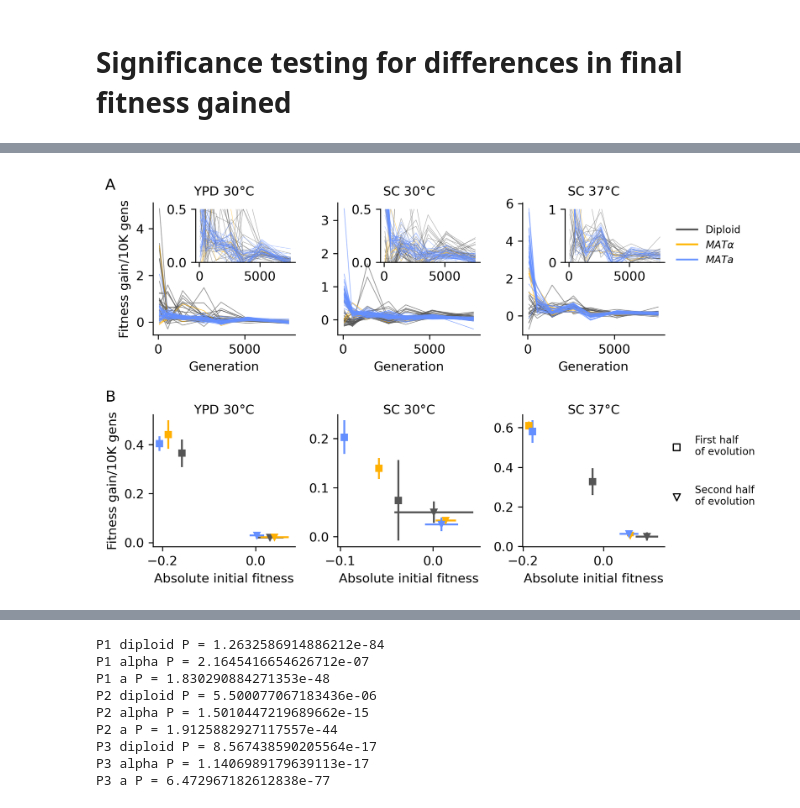
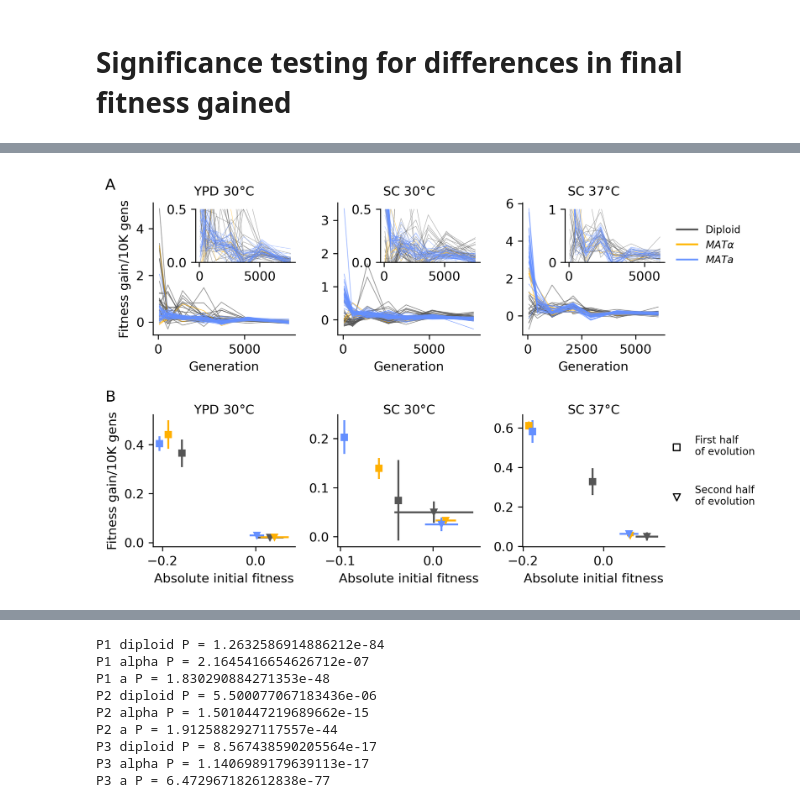
Before and after one commit to mjohnson11/VLTE_PIPELINES, a Jupyter notebook: Other_and_plotting/PLOT_fitness_figs.ipynb, the cells around one changed output, grey strips where cells are left out. Saved outputs shown, nothing was run; the diff lists cells and outputs as text; code cells hidden in the pictures.

```diff
--- a/Other_and_plotting/PLOT_fitness_figs.ipynb
+++ b/Other_and_plotting/PLOT_fitness_figs.ipynb
@@ -30,11 +30,11 @@ seq_gens = [70, 1410, 2640, 5150, 7530, 10150]
 gen_fixer = {70: {'P1': 70, 'P2': 70, 'P3': 56, 'P4': 70},
              550: {'P1': 560, 'P2': 560, 'P3': 448, 'P4': 560},
              1410: {'P1': 1410, 'P2': 1410, 'P3': 1128, 'P4': 1410},
-             2640: {'P1': 2640, 'P2': 2640, 'P3': 2106, 'P4': 2640},
-             3630: {'P1': 3660, 'P2': 3660, 'P3': 2922, 'P4': 3660},
-             5150: {'P1': 5170, 'P2': 5170, 'P3': 4130, 'P4': 5170},
-             7530: {'P1': 7550, 'P2': 7560, 'P3': 6042, 'P4': 7560},
-             10150: {'P1': 10190, 'P2': 10200, 'P3': 8098, 'P4': 10200}}
+             2640: {'P1': 2640, 'P2': 2640, 'P3': 2104, 'P4': 2640},
+             3630: {'P1': 3660, 'P2': 3660, 'P3': 2920, 'P4': 3660},
+             5150: {'P1': 5170, 'P2': 5170, 'P3': 4128, 'P4': 5170},
+             7530: {'P1': 7550, 'P2': 7560, 'P3': 6040, 'P4': 7560},
+             10150: {'P1': 10190, 'P2': 10200, 'P3': 8096, 'P4': 10200}}
 all_wells = sorted([i.split('/')[-1].split('_')[0] for i in glob('../../Output/WGS/combined_option/processed_well_output/*_processed.tsv')])
 gene_info = pd.read_csv('../accessory_files/yeast_gene_annotations.tsv', delimiter='\t')
 gene_info = gene_info[gene_info['featureType']=='ORF'].loc[gene_info['briefDescription'].apply(lambda bd: ('Putative protein' not in bd) and ('Dubious open reading frame' not in bd))]
@@ -47,9 +47,8 @@ essential_orfs_by_Gaiever_not_Liu = [i for i in gene_info[gene_info['Essential_b
 o2g = {i[0]:i[1] for i in gene_info.as_matrix(['ORF', 'Gene_ORF']) if pd.notnull(i[1])}
 o2g.update({i[0]:i[0] for i in gene_info.as_matrix(['ORF', 'Gene_ORF']) if pd.isnull(i[1])})
 g2o = {o2g[o]:o for o in o2g}
-wellinfo = pd.read_csv('../accessory_files/VLTE_by_well_info.csv')[['plate.well', 'contam', 'strain']]
-wellinfo['plate_well'] = wellinfo['plate.well'].apply(lambda p: p[:2]+p[3:]) #reformatting to match for merge
-well_to_strain = {i[0]:i[1] for i in wellinfo.as_matrix(['plate_well', 'strain'])}
+wellinfo = pd.read_csv('../accessory_files/VLTE_by_well_info.csv')[['platewell', 'contam', 'strain']]
+well_to_strain = {i[0]:i[1] for i in wellinfo.as_matrix(['platewell', 'strain'])}
 wells_w_ade2_stop_lost = ['P2F07', 'P1C09', 'P1E11', 'P3B10', 'P2B09', 'P2D01']
 cb_pal = sns.color_palette('colorblind')
 # %%
@@ -57,10 +56,10 @@ fds = []
 for p in plates:
     td = pd.read_csv('../../Output/Fitness/' + p + '_freq_and_s_data.csv')
     td['plate'] = [p]*len(td)
-    td['plate_well'] = td['plate'] + td['Well']
-    td = td[[i for i in td if i!='strain']].merge(wellinfo, on='plate_well', how='left')
+    td['platewell'] = td['plate'] + td['Well']
+    td = td[[i for i in td if i!='strain']].merge(wellinfo, on='platewell', how='left')
     td = td[td['strain'].isin(strains)]
-    fds.append(td[['plate_well', 'plate', 'Well', 'contam', 'strain'] + [i for i in td if 'scale' in i or 'range' in i or 'zeroed' in i]])
+    fds.append(td[['platewell', 'plate', 'Well', 'contam', 'strain'] + [i for i in td if 'scale' in i or 'range' in i or 'zeroed' in i]])
 
 fit_data = pd.concat(fds)
 # %% [markdown]
@@ -141,12 +139,11 @@ subs[0].set_ylabel('Fitness')
 for well in wells_w_ade2_stop_lost:
     p = plates.index(well[:2])
     final_gen = gen_fixer[10150][well[:2]]
-    final_fit = list(fit_data[fit_data["plate_well"] == well]['Gen10150_s_scaled'])[0]
+    final_fit = list(fit_data[fit_data["platewell"] == well]['Gen10150_s_scaled'])[0]
     subs[p].annotate('$*$', fontsize=12, xy=(final_gen*1.05, final_fit-0.005), color=color_by_strain[well_to_strain[well]], horizontalalignment="center", verticalalignment='center')
 
 sns.despine()
-f.savefig('../../Output/Figs/Fig2_fitness.png', background='transparent', bbox_inches='tight', pad_inches=0.1)
-f.savefig('../../Output/Figs/Fig2_fitness.svg', background='transparent', bbox_inches='tight', pad_inches=0.1)
+f.savefig('../../FINAL_FIGURES/Fig2.pdf', background='transparent', bbox_inches='tight', pad_inches=0.1)
 # %% [output]
 [figure]
 # %%
@@ -268,8 +259,8 @@ for p in range(3):
             fixed_gens = [gen_fixer[g][plate] for g in fa_gens]
             fit_rec = [entry['Gen' + str(g) + '_s_scaled'] for g in fa_gens]
             derivs = [10000*(fit_rec[i+1]-fit_rec[i])/(fixed_gens[i+1]-fixed_gens[i]) for i in range(len(fit_rec)-1)]
-            subs[p].plot(fa_gens[:-1], derivs, c=color_by_strain[strain], lw=0.6, alpha=0.6)
-            insets[p].plot(fa_gens[:-1], derivs, c=color_by_strain[strain], lw=0.3, alpha=0.6)
+            subs[p].plot(fixed_gens[:-1], derivs, c=color_by_strain[strain], lw=0.6, alpha=0.6)
+            insets[p].plot(fixed_gens[:-1], derivs, c=color_by_strain[strain], lw=0.3, alpha=0.6)
     insets[p].set_ylim([0,top_by_plate[plate]])
     insets[p].set_yticks([0,top_by_plate[plate]])
     subs[p].set_title(plate2env[plates[p]], fontsize=10, y=1)
@@ -280,33 +271,32 @@ subs[0].annotate('A', fontsize=12, xy=(-0.3, 1.1), xycoords="axes fraction", hor
 for i in color_by_strain:
     subs[2].plot([], [], c=color_by_strain[i], label=strains_for_print[i])
 subs[2].legend(frameon=False, fontsize=8, bbox_to_anchor=(1.6, 0.9))
 
 # PART B
 subs = subps[1]
 use_gens = [70, 5150]
 for p in range(3):
     plate = plates[p]
     td = fit_data[fit_data["plate"] == plate]
     for strain in strains:
         tmp = td[td['strain']==strain]
         t0_fit = anc_fits[plate][strain]
         thalf_fit = list(tmp['Gen5150_s_scaled'])
         gain1 = list(tmp['first_half_gain'])
         gain2 = list(tmp['second_half_gain'])
         subs[p].errorbar(x=[t0_fit], y=[np.mean(gain1)], yerr=[np.std(gain1)], c=color_by_strain[strain], marker='s', markersize=5)
         subs[p].errorbar(x=[np.mean(thalf_fit)], y=[np.mean(gain2)], xerr=[np.std(thalf_fit)], yerr=[np.std(gain2)], c=color_by_strain[strain], marker='v', markersize=5)
 
     subs[p].set_title(plate2env[plate], fontsize=10, y=0.95)
     subs[p].set_xlabel('Absolute initial fitness', fontsize=10)
 
 subs[2].scatter([], [], edgecolor='k', facecolor='w', marker='s', s=30, label='\nFirst half\nof evolution\n')
 subs[2].scatter([], [], edgecolor='k', facecolor='w', marker='v', s=30, label='\nSecond half\nof evolution\n')
 subs[2].legend(frameon=False, fontsize=8, bbox_to_anchor=(1.7, 1))
 
 subs[0].set_ylabel('Fitness gain/10K gens', fontsize=10)
 subs[0].annotate('B', fontsize=12, xy=(-0.3, 1.1), xycoords="axes fraction", horizontalalignment="center")
 sns.despine()
-f.savefig('../../Output/Figs/Fig2_supp1_declining_adaptability.png', background='transparent', bbox_inches='tight', pad_inches=0.1)
-f.savefig('../../Output/Figs/Fig2_supp1_declining_adaptability.svg', background='transparent', bbox_inches='tight', pad_inches=0.1)
+f.savefig('../../FINAL_FIGURES/supp/Fig2Supp1.pdf', background='transparent', bbox_inches='tight', pad_inches=0.1)
 # %% [output]
-[figure, old version]
+[figure, new version]
```
Also changed, not shown: parts of 12 cells of this notebook, 9 other files.
